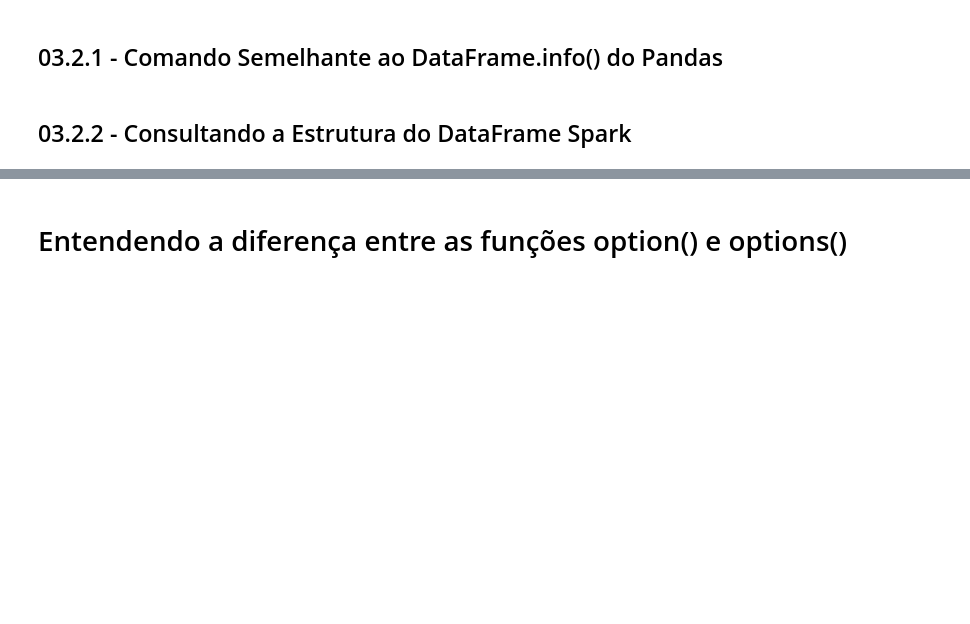
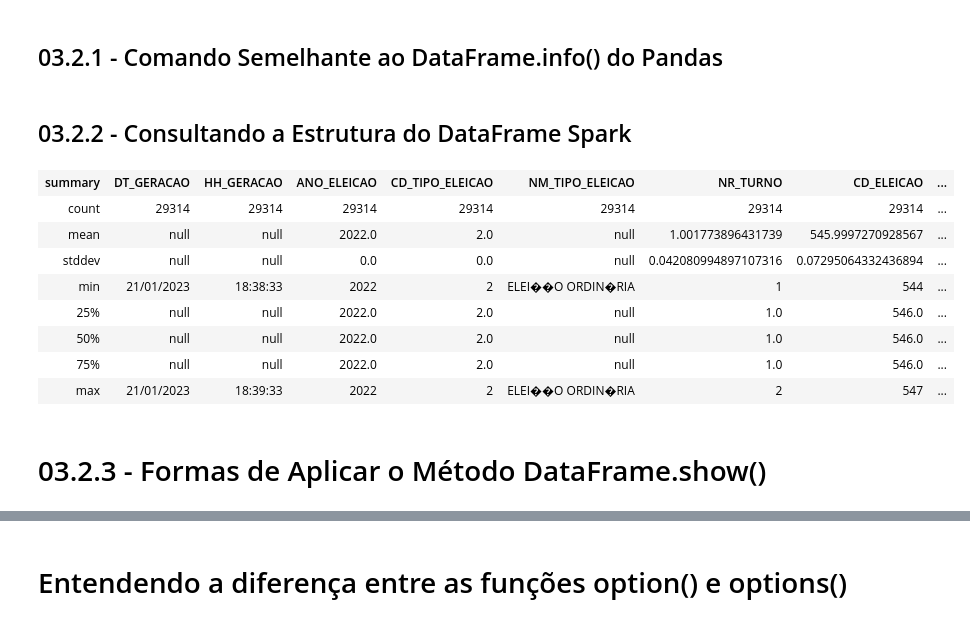
Before and after one commit to dbaassists/Projeto-KB-Spark, a Jupyter notebook: Projeto KB Spark.ipynb, the cells around one changed output, grey strips where cells are left out. Saved outputs shown, nothing was run; the diff lists cells and outputs as text; code cells hidden in the pictures; blank space fills up the shorter version.

```diff
--- a/Projeto KB Spark.ipynb
+++ b/Projeto KB Spark.ipynb
@@ -133,4 +135,16 @@ df.printSchema()
 # %% [markdown]
 ## 03.2.2 - Consultando a Estrutura do DataFrame Spark
 # %%
-df.summary().show()
+df.summary()
+# %% [output]
+| summary | DT_GERACAO | HH_GERACAO | ANO_ELEICAO | CD_TIPO_ELEICAO | NM_TIPO_ELEICAO | NR_TURNO | CD_ELEICAO | ... |
+| count | 29314 | 29314 | 29314 | 29314 | 29314 | 29314 | 29314 | ... |
+| mean | null | null | 2022.0 | 2.0 | null | 1.001773896431739 | 545.9997270928567 | ... |
+| stddev | null | null | 0.0 | 0.0 | null | 0.042080994897107316 | 0.07295064332436894 | ... |
+| min | 21/01/2023 | 18:38:33 | 2022 | 2 | ELEI��O ORDIN�RIA | 1 | 544 | ... |
+| 25% | null | null | 2022.0 | 2.0 | null | 1.0 | 546.0 | ... |
+| 50% | null | null | 2022.0 | 2.0 | null | 1.0 | 546.0 | ... |
+| 75% | null | null | 2022.0 | 2.0 | null | 1.0 | 546.0 | ... |
+| max | 21/01/2023 | 18:39:33 | 2022 | 2 | ELEI��O ORDIN�RIA | 2 | 547 | ... |
+# %% [markdown]
+# 03.2.3 - Formas de Aplicar o Método DataFrame.show()
```
Also changed, not shown: parts of 33 cells of this notebook.
